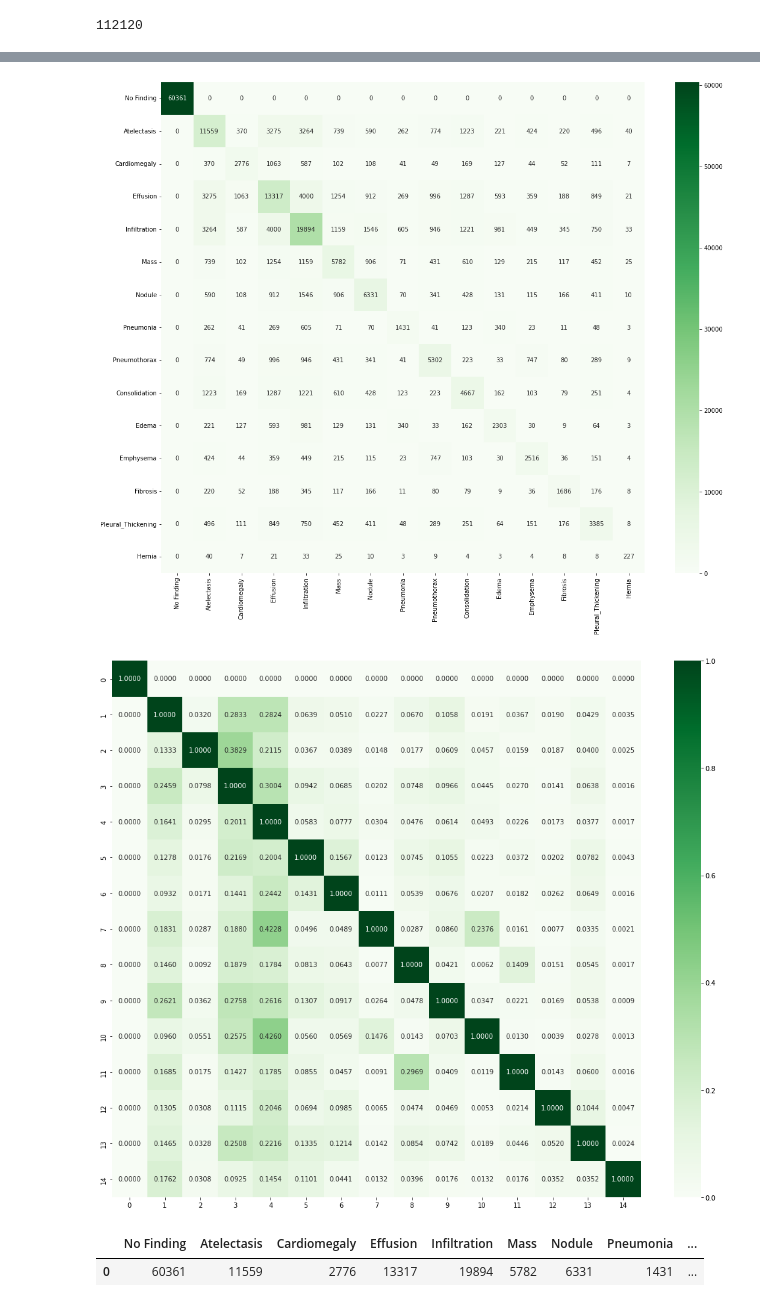
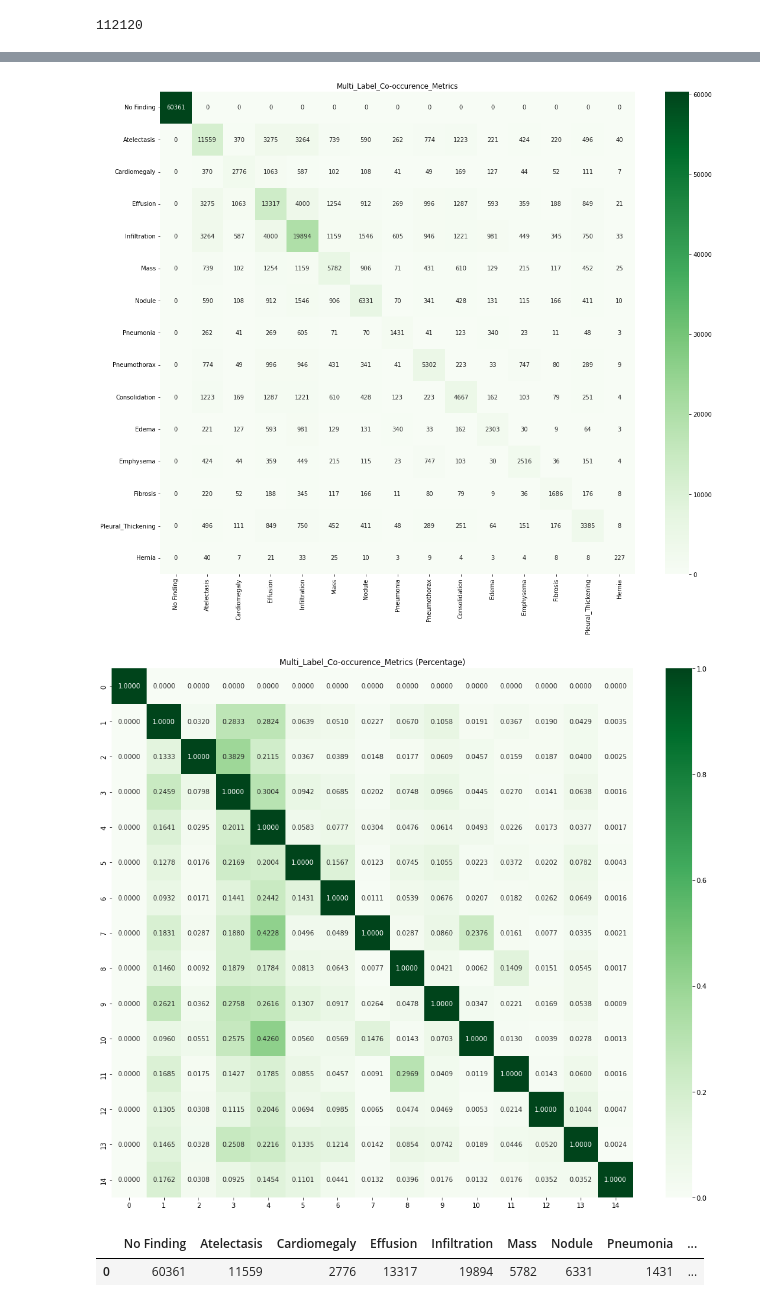
Before and after one commit to chonsawat/ChestXray-14, a Jupyter notebook: EDA.ipynb, the cells around one changed output, grey strips where cells are left out. Cells and saved outputs as stored; diff of their text form; code cells hidden in the pictures.

```diff
--- a/EDA.ipynb
+++ b/EDA.ipynb
@@ -7,8 +7,8 @@ SEED = 42
 input_path = "dataset/ChestXray NIH"
 
 df = (pd.read_csv(f'{input_path}/preprocessed_data.csv')
-      .drop(columns=["Unnamed: 0"])
-      .astype(int)
-      [["No Finding", "Atelectasis", "Cardiomegaly", "Effusion", "Infiltration", "Mass", "Nodule", "Pneumonia", "Pneumothorax", "Consolidation", "Edema", "Emphysema", "Fibrosis", "Pleural_Thickening", "Hernia"]])
+      [["Unnamed: 0", "No Finding", "Atelectasis", "Cardiomegaly", "Effusion", "Infiltration", "Mass", "Nodule", "Pneumonia", "Pneumothorax", "Consolidation", "Edema", "Emphysema", "Fibrosis", "Pleural_Thickening", "Hernia"]])
+df.columns = ["Image_Path", "No Finding", "Atelectasis", "Cardiomegaly", "Effusion", "Infiltration", "Mass", "Nodule", "Pneumonia", "Pneumothorax", "Consolidation", "Edema", "Emphysema", "Fibrosis", "Pleural_Thickening", "Hernia"]
+df.iloc[:, 1:] = df.iloc[:, 1:].astype(int)
 display(df.head())
 # %% [output]
@@ -25,7 +25,7 @@ len(df)
 # %%
 import numpy as np
 
-df_co_occurrence = df.T.dot(df)
+df_co_occurrence = df.drop(columns=["Image_Path"]).T.dot(df.drop(columns=["Image_Path"]))
 df_co_occurrence
 # %% [output]
 |  | No Finding | Atelectasis | Cardiomegaly | Effusion | Infiltration | Mass | Nodule | Pneumonia | ... |
@@ -56,7 +56,8 @@ confusion_metrics_plot =  sns.heatmap(df_co_occurrence,
             fmt="d")
 fig = confusion_metrics_plot.get_figure()
 fig.savefig("Multi_Label_Co-occurence_Metrics.png")
+plt.title("Multi_Label_Co-occurence_Metrics")
 plt.show();
 # %% [output]
-[figure, old version]
+[figure, new version]
 # %%
@@ -66,14 +68,15 @@ with np.errstate(divide='ignore', invalid='ignore'):
 # %%
 plt.figure(figsize=(18, 15))
 confusion_metrics_percentage =  sns.heatmap(percentage,
             cmap="Greens",
             annot=True,
             label=True,
             fmt=".4f")
 fig = confusion_metrics_percentage.get_figure()
 fig.savefig("Multi_Label_Co-occurence_Metrics_in_Percentage.png")
+plt.title("Multi_Label_Co-occurence_Metrics (Percentage)")
 plt.show();
 # %% [output]
-[figure, old version]
+[figure, new version]
 # %%
 count_class = {}
```
Also changed, not shown: parts of 10 cells of this notebook.
